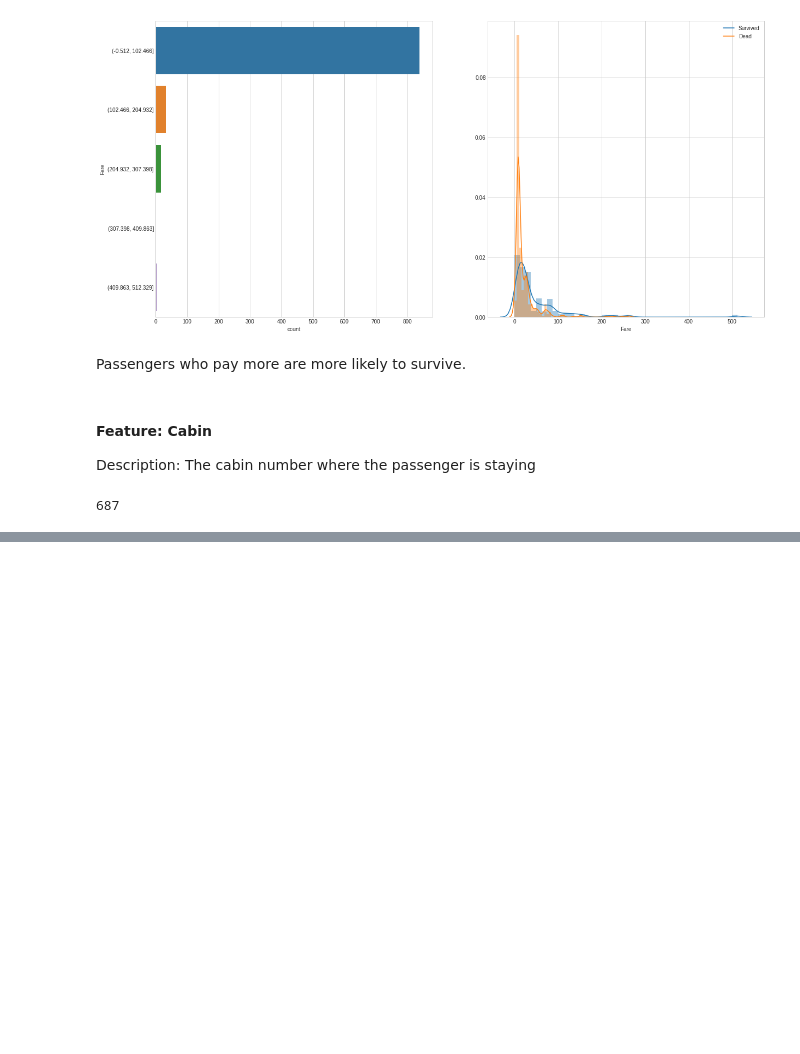
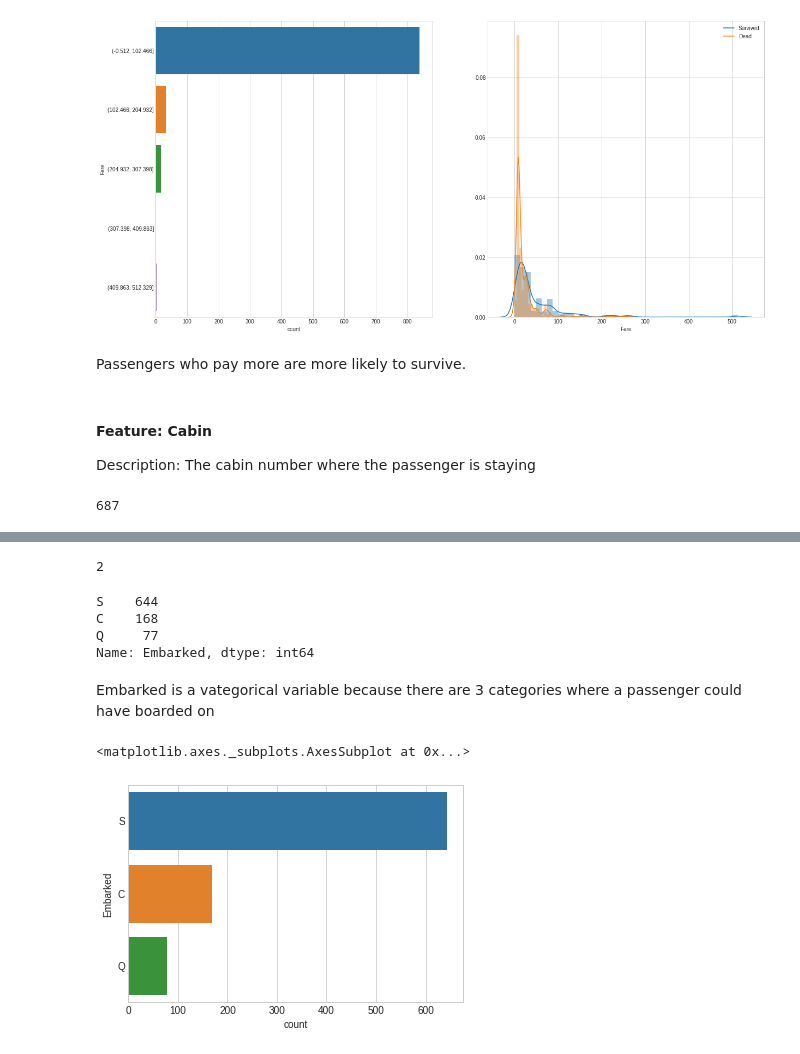
Before and after one commit to ikikika/data_science, a Jupyter notebook: titanic-kaggle/titanic_kaggle_2.ipynb, the cells around one changed output, grey strips where cells are left out. Cells and saved outputs as stored; diff of their text form; code cells hidden in the pictures; blank space fills up the shorter version.

```diff
--- a/titanic-kaggle/titanic_kaggle_2.ipynb
+++ b/titanic-kaggle/titanic_kaggle_2.ipynb
@@ -462,0 +471,20 @@ HEnce we wont use it.
+# %%
+# Missing values?
+train['Embarked'].isnull().sum()
+# %% [output]
+2
+# %%
+# What kind of values are in Embarked?
+train['Embarked'].value_counts()
+# %% [output]
+S    644
+C    168
+Q     77
+Name: Embarked, dtype: int64
+# %% [markdown]
+Embarked is a vategorical variable because there are 3 categories where a passenger could have boarded on
+# %%
+sns.countplot( y='Embarked', data=train)
+# %% [output]
+<matplotlib.axes._subplots.AxesSubplot at 0x...>
+[figure, added]
```
Also changed, not shown: parts of 8 cells of this notebook.
